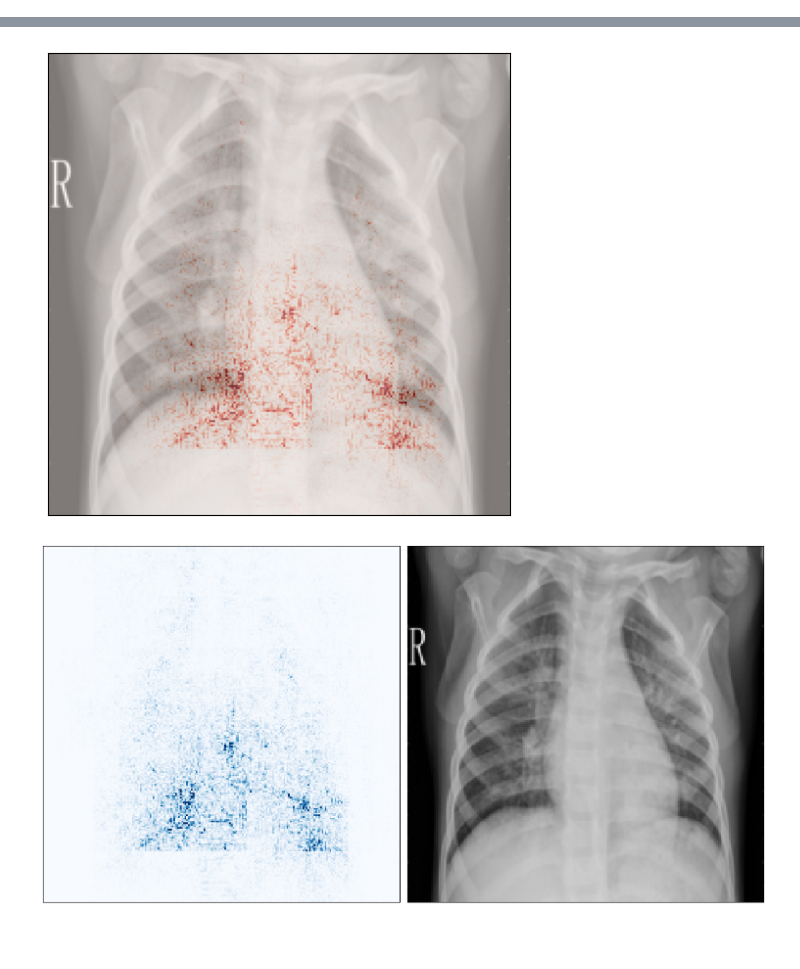
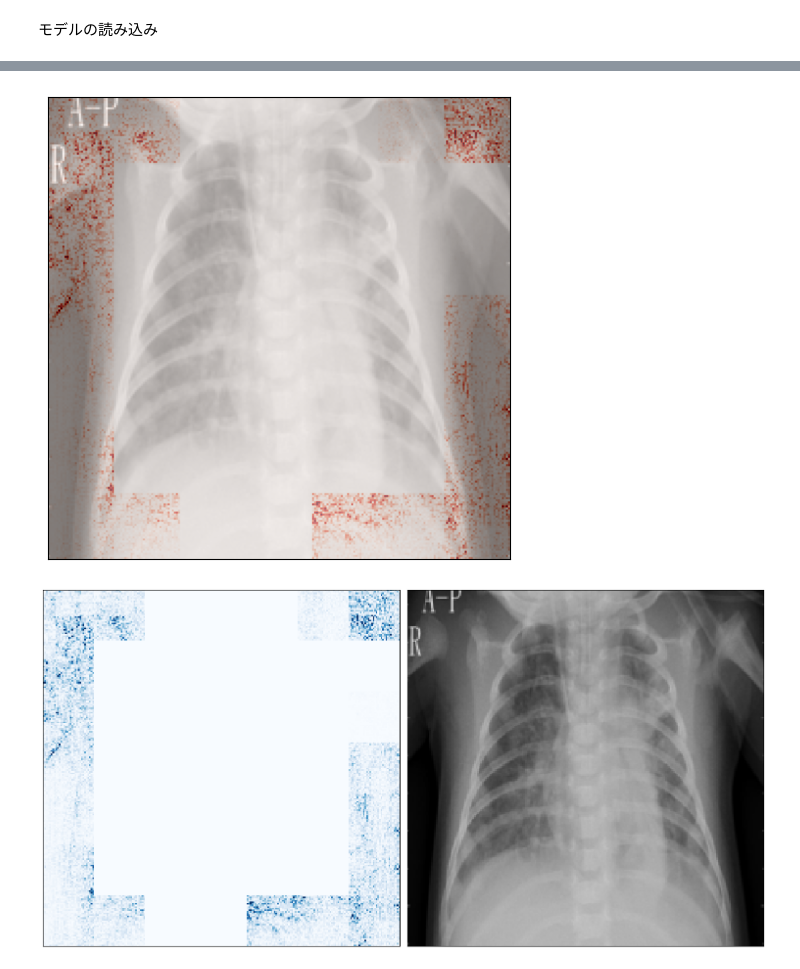
Before and after one commit to insilicomab/xai-captum, a Jupyter notebook: scripts/make_module.ipynb, the cells around one changed output, grey strips where cells are left out. Saved outputs shown, nothing was run; the diff lists cells and outputs as text; code cells hidden in the pictures; blank space fills up the shorter version.

```diff
--- a/scripts/make_module.ipynb
+++ b/scripts/make_module.ipynb
@@ -4,6 +4,8 @@ import captum
 from captum.attr import visualization as viz
 
 from utils import load_model_pth, ImageLoader, GuidedGradCamAlgorithm, CaptumVisualizer, DataTransform
+# %% [markdown]
+モデルの読み込み
 # %%
 model = load_model_pth('convnext_base', num_classes=2, model_dir='../models/convnext_base.pth')
 model.eval()
@@ -26,25 +28,25 @@ ConvNeXt(
   )
 )
 # %%
-imageloader = ImageLoader('../input/PNEUMONIA/person1949_bacteria_4880.jpeg', transform=DataTransform(image_size=224))
+imageloader = ImageLoader('../input/PNEUMONIA/person1946_bacteria_4874.jpeg', transform=DataTransform(image_size=224))
 # %%
 captumviz = CaptumVisualizer(imageloader)
 # %%
 _ = captumviz.visualization_img_attr(
     GuidedGradCamAlgorithm(model, model.stages[3].blocks[2].drop_path),
-    target=0,
+    target=1,
     method='blended_heat_map',
     cmap='Reds'
 )
 # %% [output]
-[figure, old version]
+[figure, new version]
 # %%
 _ = captumviz.visualization_image_attr_multiple(
     GuidedGradCamAlgorithm(model, model.stages[3].blocks[2].drop_path),
-    target=0,
+    target=1,
     methods=["heat_map", "original_image"],
     signs = ["absolute_value", "all"],
     fig_size=(15, 15)
     )
 # %% [output]
-[figure, old version]
+[figure, new version]
```
